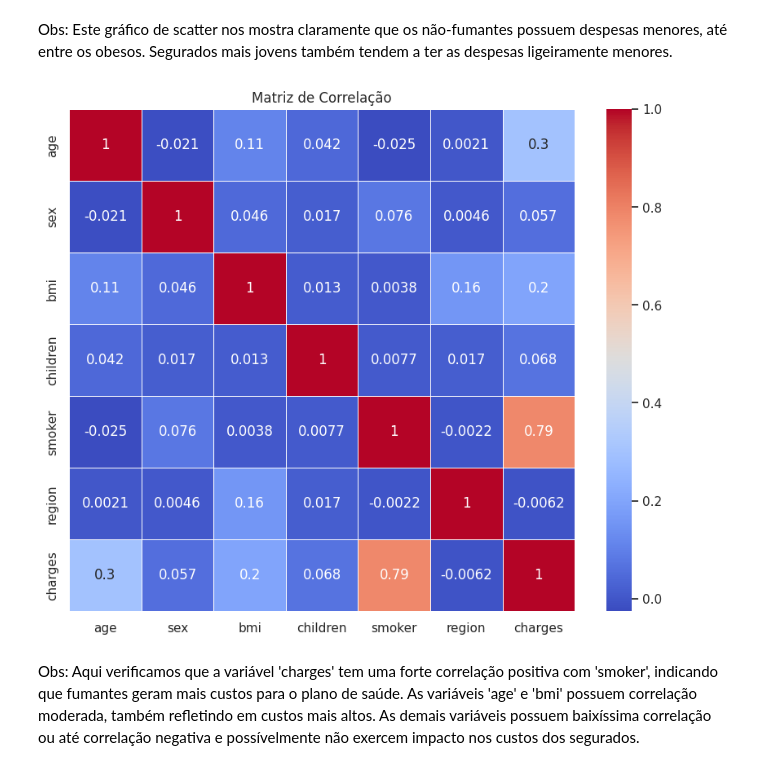
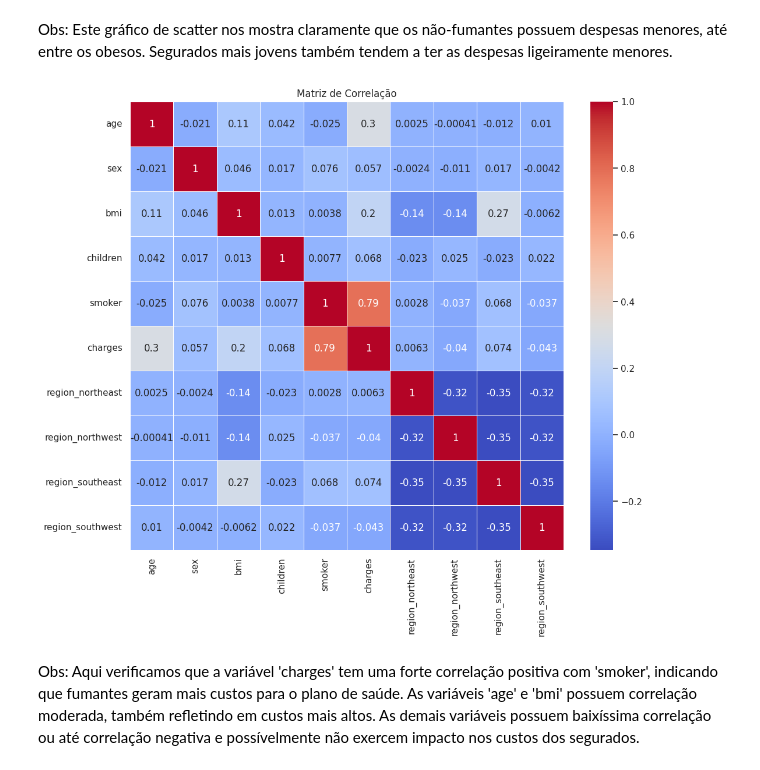
Before and after one commit to marcosjsh/fiap_tech_challenge, a Jupyter notebook: tech_challenge_1_with_comments.ipynb, the cells around one changed output. Drawn from its saved outputs; the diff is of its cells as text; code cells hidden in the pictures.

```diff
--- a/tech_challenge_1_with_comments.ipynb
+++ b/tech_challenge_1_with_comments.ipynb
@@ -299,9 +299,14 @@ Passing `palette` without assigning `hue` is deprecated and will be removed in v
 # %% [markdown]
 Obs: Notem que os custos tendem a aumentar de 0 a 3 filhos e caem à partir de 4 filhos ou mais.
 # %%
-from sklearn.preprocessing import LabelEncoder
+from sklearn.preprocessing import LabelEncoder, OneHotEncoder
 
 label_encoder = LabelEncoder()
 df['sex'] = label_encoder.fit_transform(df['sex'])
 df['smoker'] = label_encoder.fit_transform(df['smoker'])
-df['region'] = label_encoder.fit_transform(df['region'])
+
+one_hot_encoder = OneHotEncoder(sparse=False)
+region_encoded = one_hot_encoder.fit_transform(df[['region']])
+region_encoded_df = pd.DataFrame(region_encoded, columns=one_hot_encoder.get_feature_names_out(['region']))
+df = pd.concat([ df.drop('region', axis=1), region_encoded_df], axis=1)
+df.head()
@@ -329,12 +341,12 @@ plt.show()
 Obs: Este gráfico de scatter nos mostra claramente que os não-fumantes possuem despesas menores, até entre os obesos. Segurados mais jovens também tendem a ter as despesas ligeiramente menores.
 # %%
 corr_matrix = df.corr()
-plt.figure(figsize=(10, 8))
+plt.figure(figsize=(12, 10))
 sns.heatmap(corr_matrix, annot=True, cmap='coolwarm', linewidths=0.5)
 plt.title('Matriz de Correlação')
 plt.show()
 # %% [output]
-[figure, old version]
+[figure, new version]
 # %% [markdown]
 Obs: Aqui verificamos que a variável 'charges' tem uma forte correlação positiva com 'smoker', indicando que fumantes geram mais custos para o plano de saúde. As variáveis 'age' e 'bmi' possuem correlação moderada, também refletindo em custos mais altos. As demais variáveis possuem baixíssima correlação ou até correlação negativa e possívelmente não exercem impacto nos custos dos segurados.
 # %% [markdown]
```
Also changed, not shown: parts of 27 cells of this notebook.
